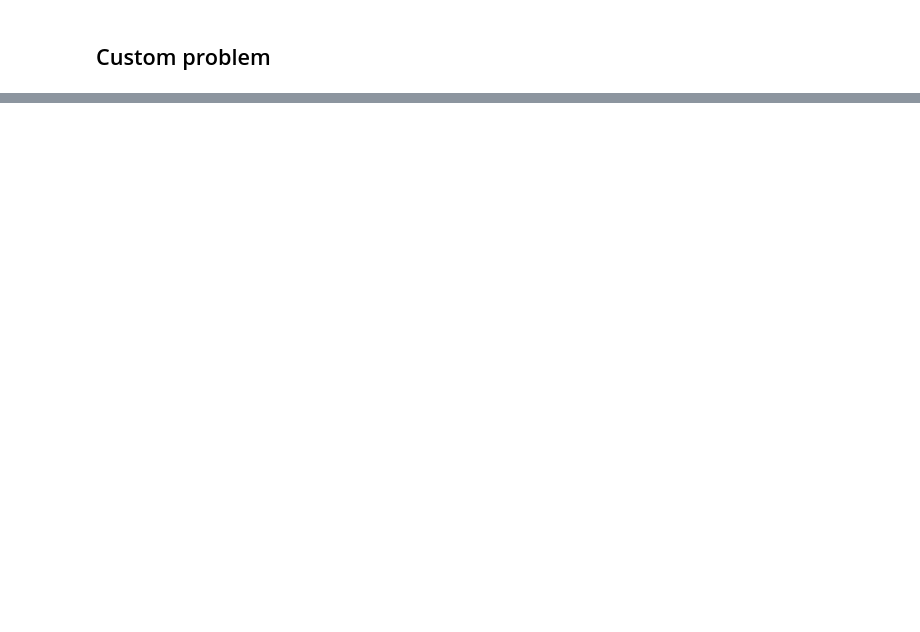
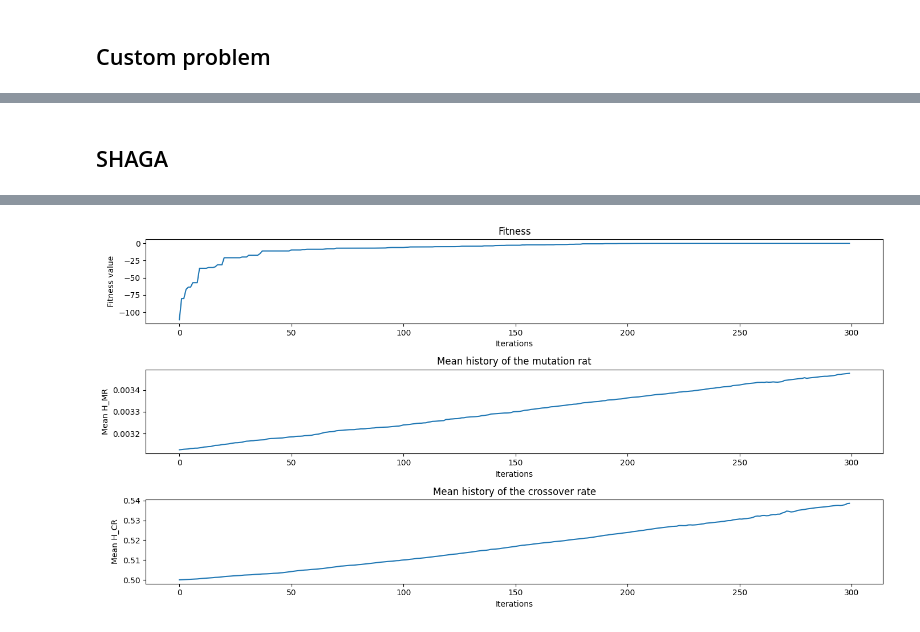
Before and after one commit to sherstpasha/thefittest-notebooks, a Jupyter notebook: genetic_algorithm_binary_rastrigin_custom_problems.ipynb, the cells around one changed output, grey strips where cells are left out. Saved outputs shown, nothing was run; the diff lists cells and outputs as text; code cells hidden in the pictures; blank space fills up the shorter version.

```diff
--- a/genetic_algorithm_binary_rastrigin_custom_problems.ipynb
+++ b/genetic_algorithm_binary_rastrigin_custom_problems.ipynb
@@ -172,0 +279,67 @@ with fitness -5.883261678394161e-11
+# %% [markdown]
+## SHAGA
+# %%
+import numpy as np
+from collections import defaultdict
+from thefittest.optimizers import SHAGA
+from thefittest.tools.transformations import GrayCode
+from thefittest.benchmarks import Rastrigin
+import matplotlib.pyplot as plt
+
+
+n_dimension = 10
+left_border = -5.
+right_border = 5.
+n_bits_per_variable = 32
+
+number_of_iterations = 300
+population_size = 500
+
+left_border_array = np.full(
+    shape=n_dimension, fill_value=left_border, dtype=np.float64)
+right_border_array = np.full(
+    shape=n_dimension, fill_value=right_border, dtype=np.float64)
+parts = np.full(
+    shape=n_dimension, fill_value=n_bits_per_variable, dtype=np.int64)
+
+genotype_to_phenotype = GrayCode(fit_by='parts').fit(left=left_border_array,
+                                                     right=right_border_array,
+                                                     arg=parts)
+optimizer = SHAGA(fitness_function=Rastrigin(),
+                         genotype_to_phenotype=genotype_to_phenotype.transform,
+                         iters=number_of_iterations,
+                         pop_size=population_size,
+                         str_len=sum(parts),
+                         show_progress_each=30,
+                         minimization=True,
+                         keep_history=True)
+
+optimizer.fit()
+
+fittest = optimizer.get_fittest()
+stats = optimizer.get_stats()
+
+print('The fittest individ:', fittest['genotype'])
+print('The fittest individ:', fittest['phenotype'])
+print('with fitness', fittest['fitness'])
+
+fig, ax = plt.subplots(figsize=(14, 7), ncols=1, nrows=3)
+
+ax[0].plot(range(number_of_iterations), stats['fitness_max'])
+ax[0].set_title('Fitness')
+ax[0].set_ylabel('Fitness value')
+ax[0].set_xlabel("Iterations")
+
+ax[1].plot(range(number_of_iterations), np.array(stats['H_MR']).mean(axis = 1))
+ax[1].set_title('Mean history of the mutation rat')
+ax[1].set_ylabel('Mean H_MR')
+ax[1].set_xlabel("Iterations")
+
+ax[2].plot(range(number_of_iterations), np.array(stats['H_CR']).mean(axis = 1))
+ax[2].set_title('Mean history of the crossover rate')
+ax[2].set_ylabel('Mean H_CR')
+ax[2].set_xlabel("Iterations")
+
+plt.tight_layout()
+plt.show()
+# %% [output]
@@ -172,0 +363 @@ with fitness -5.883261678394161e-11
+[figure, added]
```
Also changed, not shown: parts of 6 cells of this notebook.
